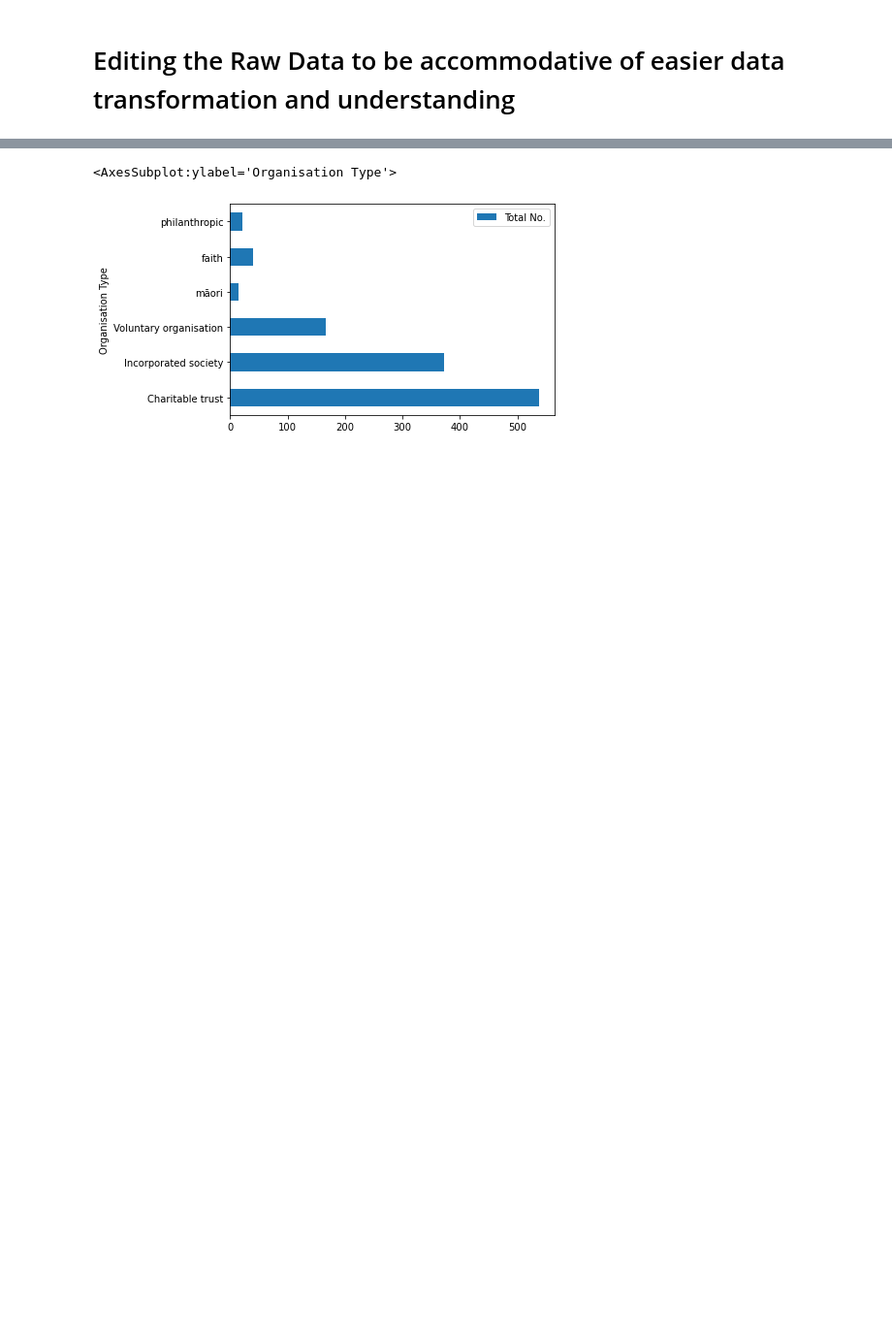
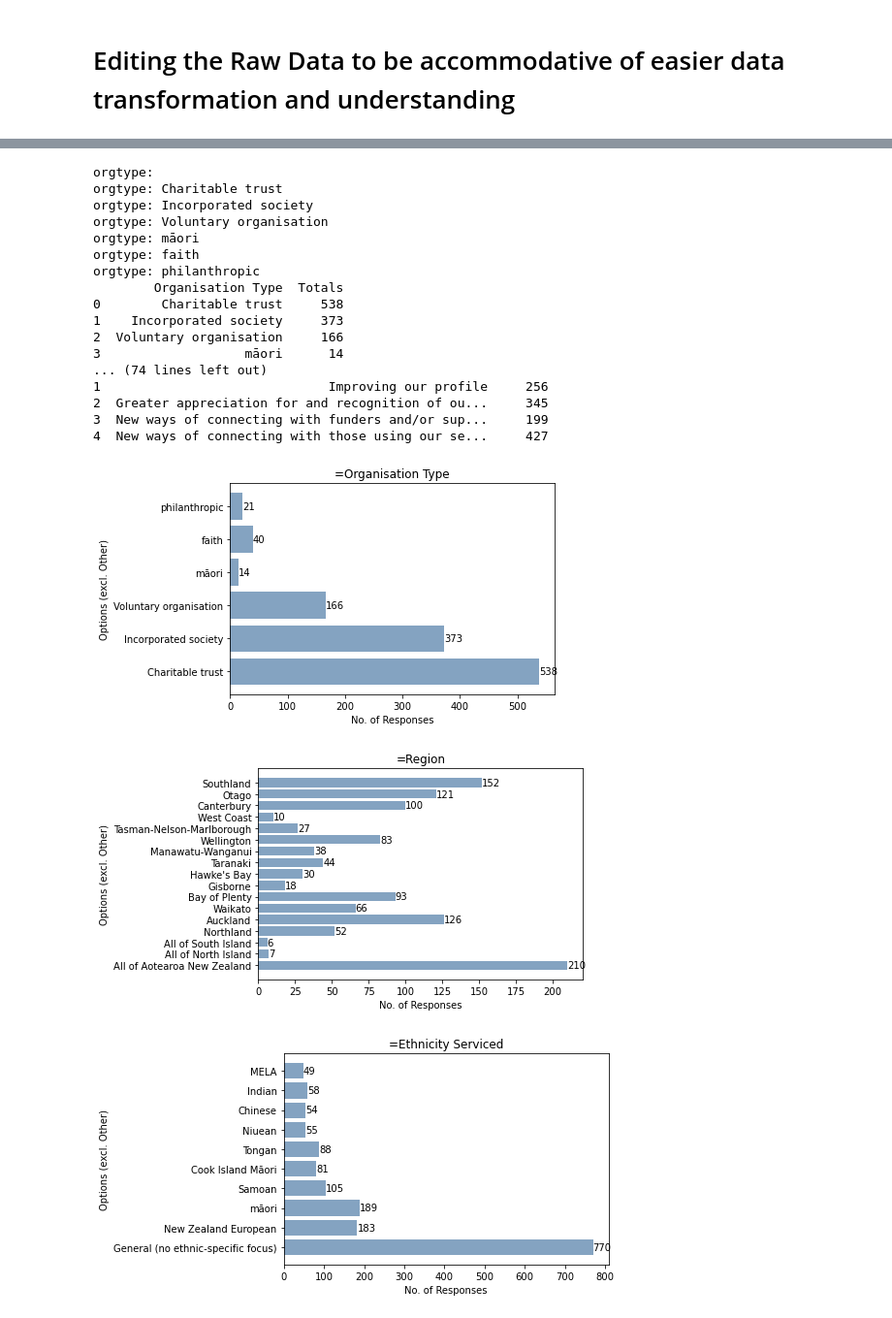
Before and after one commit to matthew-trava/huiehackathon-team2, a Jupyter notebook: data/data_processing.ipynb, the cells around one changed output, grey strips where cells are left out. Shown at 97% size. Saved outputs shown, nothing was run; the diff lists cells and outputs as text; code cells hidden in the pictures; blank space fills up the shorter version.

Commit message:
2020 large category charts made

```diff
--- a/data/data_processing.ipynb
+++ b/data/data_processing.ipynb
@@ -6,5 +6,3 @@ import numpy as np
 # %%
 df_2020_raw = pd.read_csv('raw/2020 Survey Data.csv')
 df_2021_raw = pd.read_csv('raw/2021 Survey Data.csv')
-for column in df_2020_raw.columns:
-    print(column)
@@ -70,24 +52,53 @@ df_2020_raw.tail()
 5 rows × 133 columns
-# %%
-orgtype_columns = []
-region_columns = []
-for column in df_2020_raw.columns:
-    if column.startswith('orgtype') == True and 'other' not in column:
-        orgtype_columns.append(column)
-    if column.startswith('region') == True and 'other' not in column:
-        region_columns.append(column)
-
-orgtype_sums = []
-region_sums = []
-for column in orgtype_columns:
-    orgtype_sums.append(df_2020_raw[column].sum())
-for column in region_columns:
-    region_sums.append(df_2020_raw[column].sum())
-
-orgtype_columns = [typ.replace("orgtype: ","") for typ in orgtype_columns]
-# %%
-org_2020_table = pd.DataFrame(list(zip(orgtype_columns, orgtype_sums)), columns=['Organisation Type', 'Total No.'])
-org_2020_table.plot.barh(x = 'Organisation Type')
-# %% [output]
-<AxesSubplot:ylabel='Organisation Type'>
-[figure, removed]
+# %%
+from matplotlib import pyplot as plt
+def bar_chart_categories(df, lst):
+    for item in lst:
+        starter = item[0]
+        print(starter)
+        columns_selected = []
+        sums = []
+        for column in df.columns:
+            if column.startswith(starter) == True and 'other' not in column and 'Other' not in column:
+                columns_selected.append(column)
+                print(column)
+        for column in columns_selected:
+            sums.append(df[column].sum())
+        columns_selected = [x.replace(starter, "") for x in columns_selected]
+        temp_df = pd.DataFrame(list(zip(columns_selected, sums)), columns = [item[1], 'Totals'])
+        print(temp_df.head())
+        fig, ax = plt.subplots()
+        hbars = ax.barh(temp_df[item[1]],temp_df['Totals'], color=(0.2, 0.4, 0.6, 0.6))
+        ax.bar_label(hbars)
+        ax.set_title(f"={item[1]}")
+        ax.set_xlabel('No. of Responses')
+        ax.set_ylabel('Options (excl. Other)')
+        fig.savefig(f"../assets/2020 graphs/{item[1]}.png")
+        del temp_df
+
+
+lst_2020 = [['orgtype: ', 'Organisation Type'], ['region: ', 'Region'], ['ethnic: ', 'Ethnicity Serviced'],
+       ['challenges: ', 'Challenges Encountered'], ['opportunities: ', 'Opportunities']]
+
+bar_chart_categories(df_2020_raw, lst_2020)
+# %% [output]
+orgtype:
+orgtype: Charitable trust
+orgtype: Incorporated society
+orgtype: Voluntary organisation
+orgtype: māori
+orgtype: faith
+orgtype: philanthropic
+        Organisation Type  Totals
+0        Charitable trust     538
+1    Incorporated society     373
+2  Voluntary organisation     166
+3                   māori      14
+... (74 lines left out)
+1                              Improving our profile     256
+2  Greater appreciation for and recognition of ou...     345
+3  New ways of connecting with funders and/or sup...     199
+4  New ways of connecting with those using our se...     427
+[figure, added]
+[figure, added]
+[figure, added]
```
Also changed, not shown: parts of 4 cells of this notebook, 7 other files.
